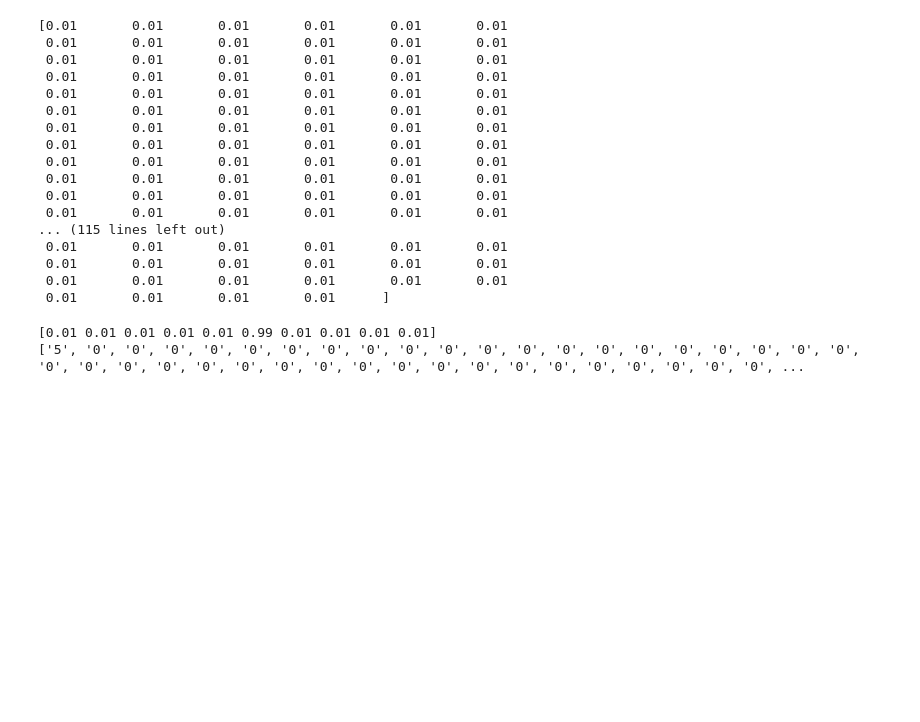
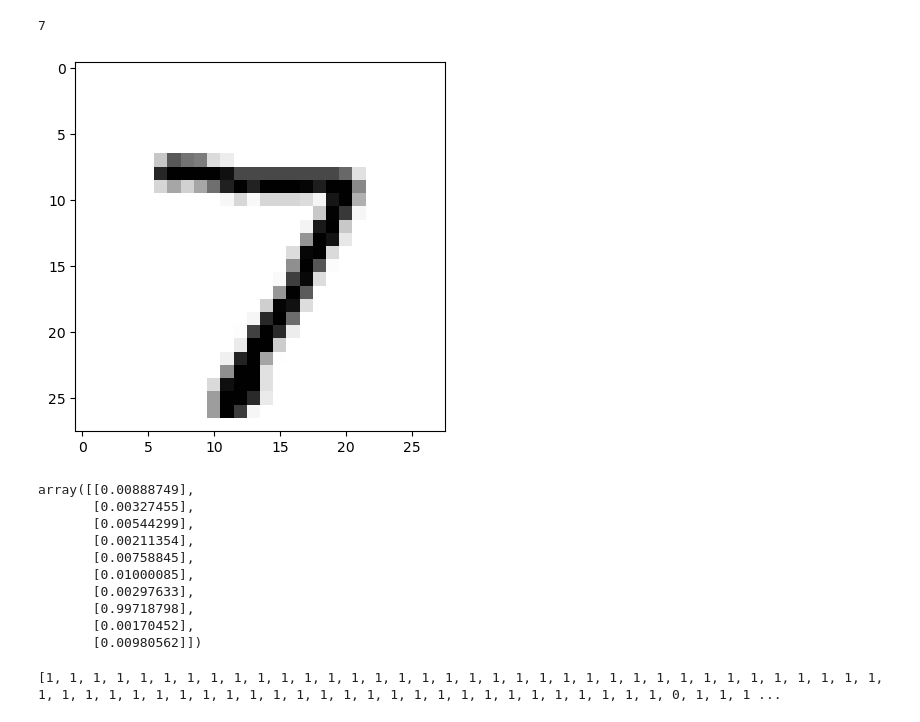
Before and after one commit to padraicohora/make-your-own-nureal-network, a Jupyter notebook: mnist.ipynb, the cells around one changed output. Cells and saved outputs as stored; diff of their text form; code cells hidden in the pictures; blank space fills up the shorter version.

```diff
--- a/mnist.ipynb
+++ b/mnist.ipynb
@@ -51,24 +39,45 @@ plt.show()
+# %%
+# load the mnist test data CSV file into a list
+# test_data_file = open("data/mnist_test_10.csv", "r")
+test_data_file = open("data/mnist_test.csv", "r")
+test_data_list = test_data_file.readlines()
+test_data_file.close()
+
+# Skip the header row (the first element in the list)
+# Check if the list is not empty before attempting to skip
+if len(test_data_list) > 0:
+    test_data_list = test_data_list[1:]
+# %%
+# get the first test record
+all_test_values = test_data_list[0].split(",")
+# print the label
+print(all_test_values[0])
+# %% [output]
+7
+# %%
+test_image_array = numpy.asarray(all_test_values[1:]).reshape((28, 28))
+test_image_array = test_image_array.astype(numpy.float32)
+matplotlib.pyplot.imshow(test_image_array, cmap="Greys", interpolation="None")
+matplotlib.pyplot.show()
+# %% [output]
+[figure, added]
 # %%
-all_values_1 = np.asarray(all_values[1:]).astype(np.float32)
 
-scaled_input = (all_values_1 / 255.0 * 0.99) + 0.01
+all_test_values_1 = numpy.asarray(all_test_values[1:]).astype(numpy.float32)
 
-print(scaled_input)
+
+scaled_test_input = (all_test_values_1 / 255.0 * 0.99) + 0.01
+
+# predict
+n.query(scaled_test_input)
 # %% [output]
-[0.01       0.01       0.01       0.01       0.01       0.01
- 0.01       0.01       0.01       0.01       0.01       0.01
- 0.01       0.01       0.01       0.01       0.01       0.01
- 0.01       0.01       0.01       0.01       0.01       0.01
- 0.01       0.01       0.01       0.01       0.01       0.01
- 0.01       0.01       0.01       0.01       0.01       0.01
- 0.01       0.01       0.01       0.01       0.01       0.01
- 0.01       0.01       0.01       0.01       0.01       0.01
- 0.01       0.01       0.01       0.01       0.01       0.01
- 0.01       0.01       0.01       0.01       0.01       0.01
- 0.01       0.01       0.01       0.01       0.01       0.01
- 0.01       0.01       0.01       0.01       0.01       0.01
-... (115 lines left out)
- 0.01       0.01       0.01       0.01       0.01       0.01
- 0.01       0.01       0.01       0.01       0.01       0.01
- 0.01       0.01       0.01       0.01       0.01       0.01
- 0.01       0.01       0.01       0.01      ]
+array([[0.00888749],
+       [0.00327455],
+       [0.00544299],
+       [0.00211354],
+       [0.00758845],
+       [0.01000085],
+       [0.00297633],
+       [0.99718798],
+       [0.00170452],
+       [0.00980562]])
@@ -82,6 +83,0 @@ targets[int(all_values[0])] = 0.99
-# %%
-print(targets)
-print(all_values)
-# %% [output]
-[0.01 0.01 0.01 0.01 0.01 0.99 0.01 0.01 0.01 0.01]
-['5', '0', '0', '0', '0', '0', '0', '0', '0', '0', '0', '0', '0', '0', '0', '0', '0', '0', '0', '0', '0', '0', '0', '0', '0', '0', '0', '0', '0', '0', '0', '0', '0', '0', '0', '0', '0', '0', '0', '0', ...
@@ -87,0 +93,4 @@ print(all_values)
+# %%
+print(scorecard)
+# %% [output]
+[1, 1, 1, 1, 1, 1, 1, 1, 1, 1, 1, 1, 1, 1, 1, 1, 1, 1, 1, 1, 1, 1, 1, 1, 1, 1, 1, 1, 1, 1, 1, 1, 1, 1, 1, 1, 1, 1, 1, 1, 1, 1, 1, 1, 1, 1, 1, 1, 1, 1, 1, 1, 1, 1, 1, 1, 1, 1, 1, 1, 1, 1, 1, 0, 1, 1, 1 ...
```
Also changed, not shown: parts of 23 cells of this notebook, 2 other files.
